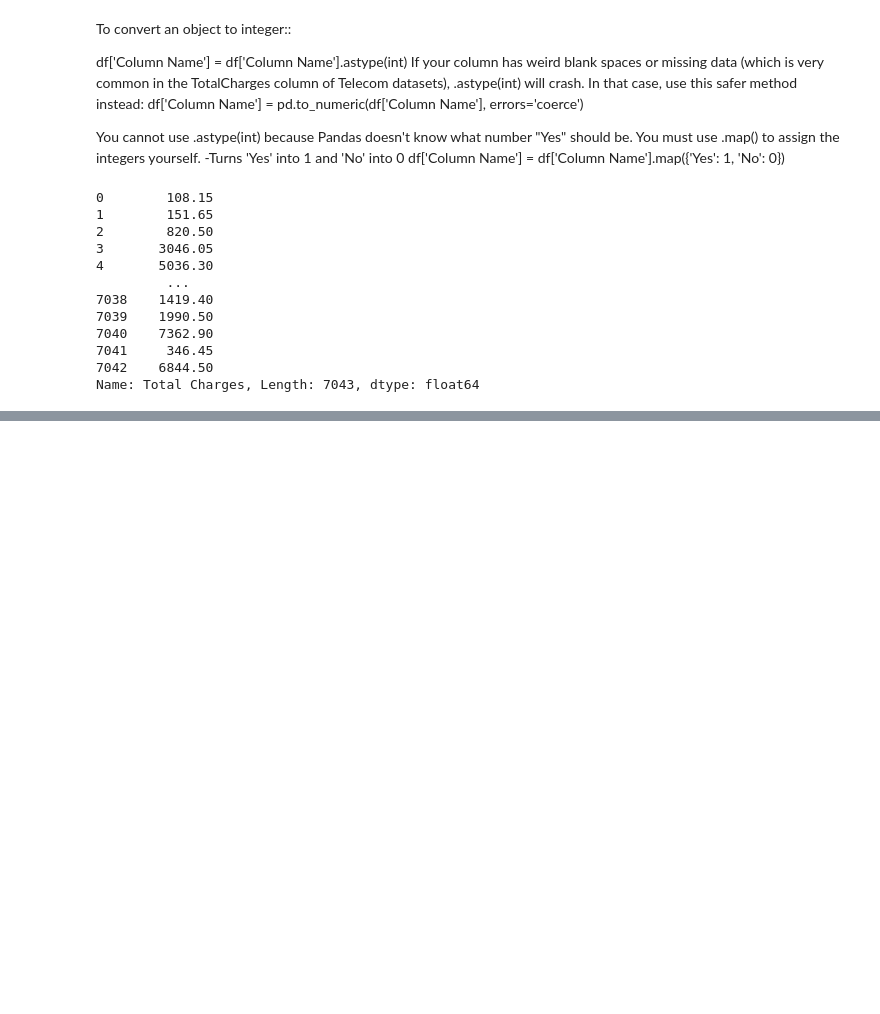
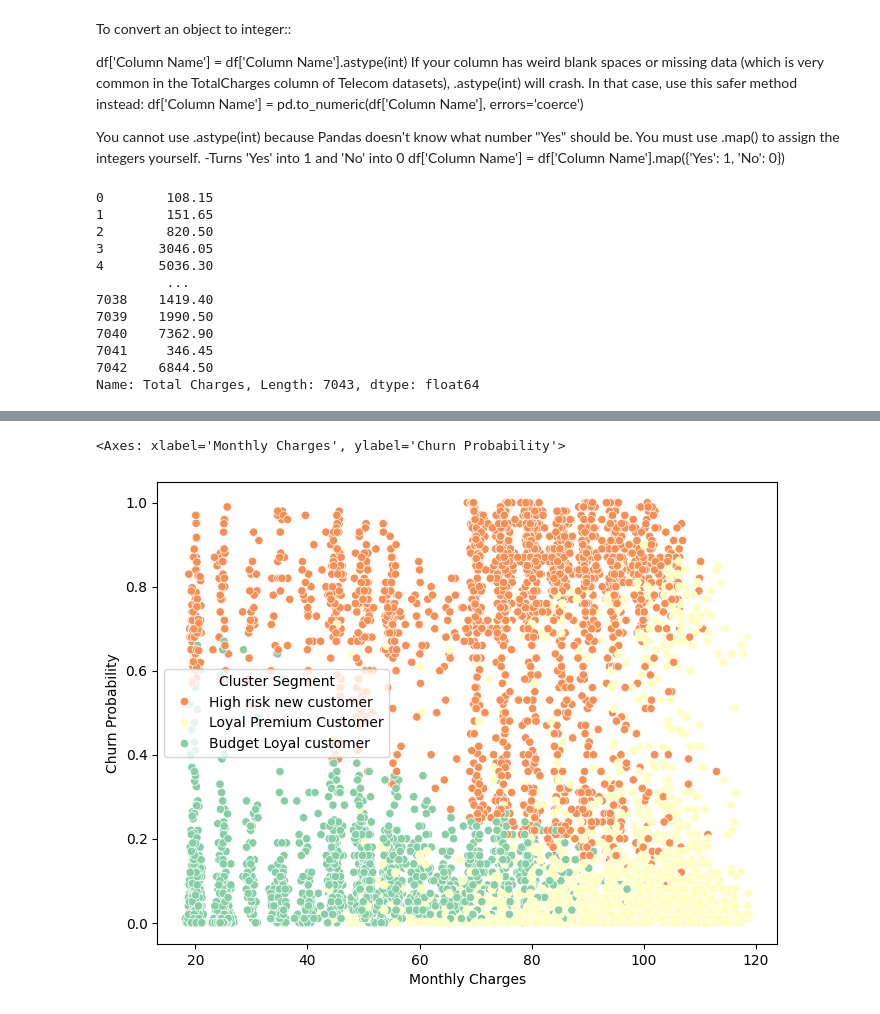
Before and after one commit to Aditee-18/IBM-Churn-Dataset-, a Jupyter notebook: ChurnPrediction.ipynb, the cells around one changed output, grey strips where cells are left out. Saved outputs shown, nothing was run; the diff lists cells and outputs as text; code cells hidden in the pictures; blank space fills up the shorter version.

```diff
--- a/ChurnPrediction.ipynb
+++ b/ChurnPrediction.ipynb
@@ -489,0 +950,5 @@ array([   0,   11, 5174])
+# %%
+clusters=kmeans.fit_predict(scaled_data)
+# %%
+segmentation_data['cluster']=clusters
+segmentation_data
@@ -489,0 +984,9 @@ array([   0,   11, 5174])
+# %%
+cluster_nums={
+    0:'Budget Loyal customer',
+    1:'High risk new customer',
+    2:'Loyal Premium Customer'
+}
+# %%
+segmentation_data['Cluster Segment']=segmentation_data['cluster'].map(cluster_nums)
+segmentation_data
@@ -489,0 +1007,7 @@ array([   0,   11, 5174])
+# %%
+#scatter plot
+plt.figure(figsize=(8,6))
+sns.scatterplot(x='Monthly Charges',y='Churn Probability',hue='Cluster Segment',data=segmentation_data,palette='Spectral')
+# %% [output]
+<Axes: xlabel='Monthly Charges', ylabel='Churn Probability'>
+[figure, added]
```
Also changed, not shown: parts of 77 cells of this notebook.
